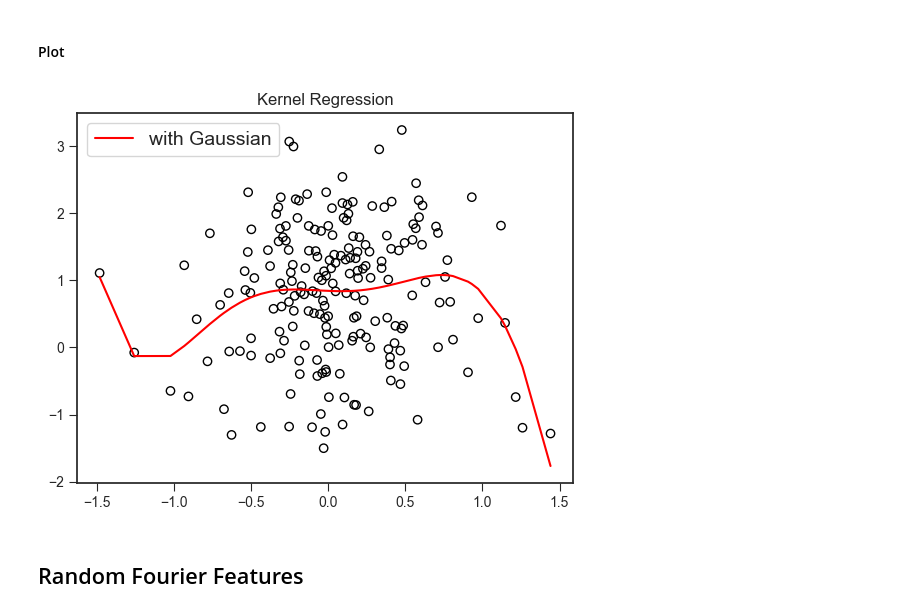
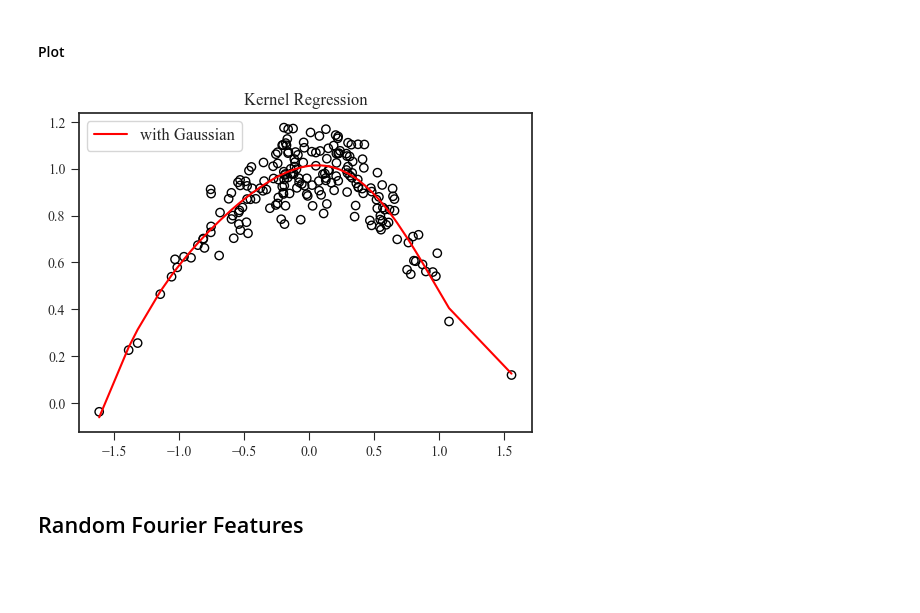
Before and after one commit to helenatp/prosjektoppgaveTPK4560, a Jupyter notebook: src/least_square_regression.ipynb, the cells around one changed output. Cells and saved outputs as stored; diff of their text form; code cells hidden in the pictures; blank space fills up the shorter version.

```diff
--- a/src/least_square_regression.ipynb
+++ b/src/least_square_regression.ipynb
@@ -31,13 +33,13 @@ sigma2 = 2*sigma**2
 lam = 0.000001
 
 # Approximation parameters
-m = 30 # number of samples
+m = 20 # number of samples
 w = randn(m) / sigma
 b = np.random.rand(m)*2*np.pi
 
 # Example functions
 x = randn(n)/2
-y=np.cos(x) + randn(n) # randn(n) is noise
+y=np.cos(x) + randn(n) * 1e-1 # randn(n) is noise
 
 x_sort = np.sort(x)
 # %% [markdown]
@@ -92,13 +94,19 @@ func = function_gauss(x, n, alpha_)
 # %% [markdown]
 #### Plot
 # %%
+plt.rcParams.update({
+    "text.usetex": True,
+    "font.family": "serif",
+    "font.serif": "Times New Roman",
+})
+plt.rc('text', usetex=False)
 plt.scatter(x,y, facecolors ='none' , edgecolors = "k" , marker = "o")
 plt.plot(x_sort, func, c="r", label="with Gaussian")
 plt.title("Kernel Regression")
-plt.legend( loc = "upper left" , frameon = True , prop ={'size': 14 } )
+plt.legend( loc = "upper left" , frameon = True , prop ={'size': 12 } )
 plt.show()
 # %% [output]
-[figure, old version]
+[figure, new version]
 # %% [markdown]
 ## Random Fourier Features
 # %% [markdown]
```
Also changed, not shown: parts of 13 cells of this notebook, 2 other files.
